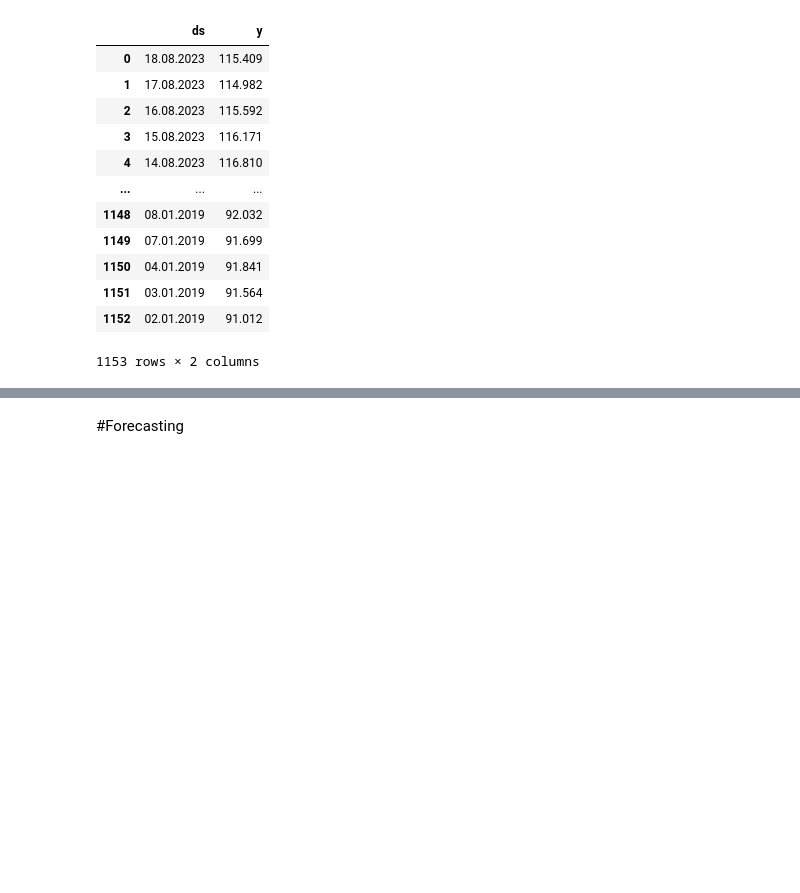
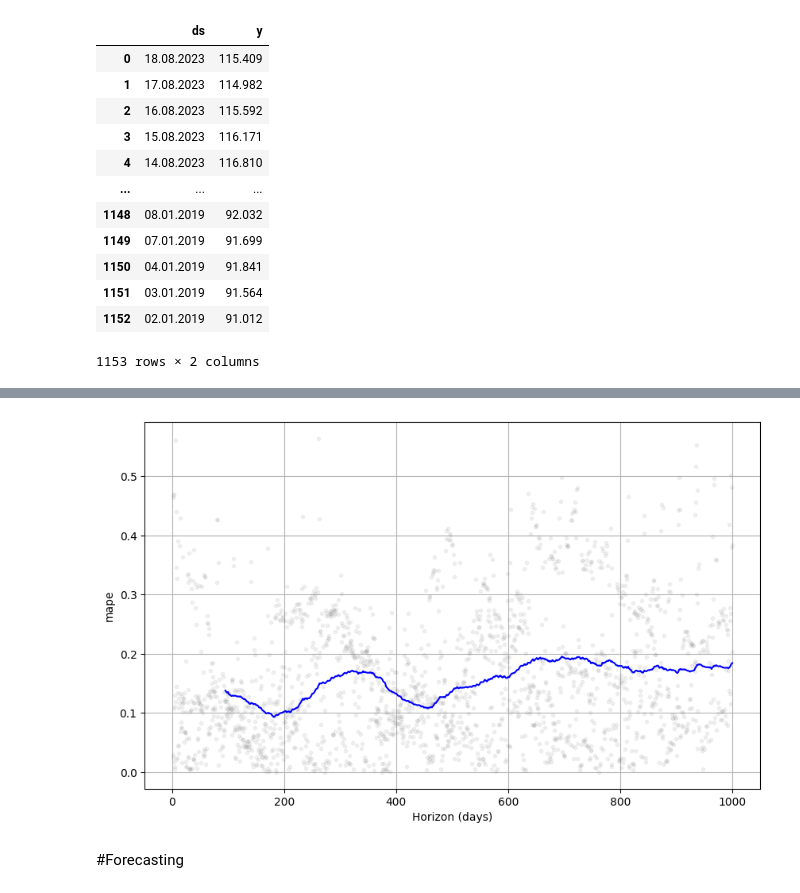
Before and after one commit to aloisiok1/TechChallange2, a Jupyter notebook: TechChallange_02_(2).ipynb, the cells around one changed output, grey strips where cells are left out. Cells and saved outputs as stored; diff of their text form; code cells hidden in the pictures; blank space fills up the shorter version.

```diff
--- a/TechChallange_02_(2) (1).ipynb
+++ b/TechChallange_02_(2).ipynb
@@ -466,3 +473,7 @@ plot_components_plotly(df_prof1, forecast)
 from sklearn.metrics import mean_absolute_error, mean_squared_error
 import numpy as np
 import pandas as pd
+# %%
+from prophet.diagnostics import performance_metrics
+from prophet.diagnostics import cross_validation
+df_cv = cross_validation(df_prof1, initial='395 days', period='180 days', horizon = '1000 days')
@@ -469,3 +518,8 @@ import pandas as pd
+# %%
+from prophet.plot import plot_cross_validation_metric
+fig = plot_cross_validation_metric(df_cv, metric='mape')
+# %% [output]
+[figure, added]
 # %% [markdown]
 #Forecasting
 # %%
```
Also changed, not shown: parts of 20 cells of this notebook, 1 other file.
